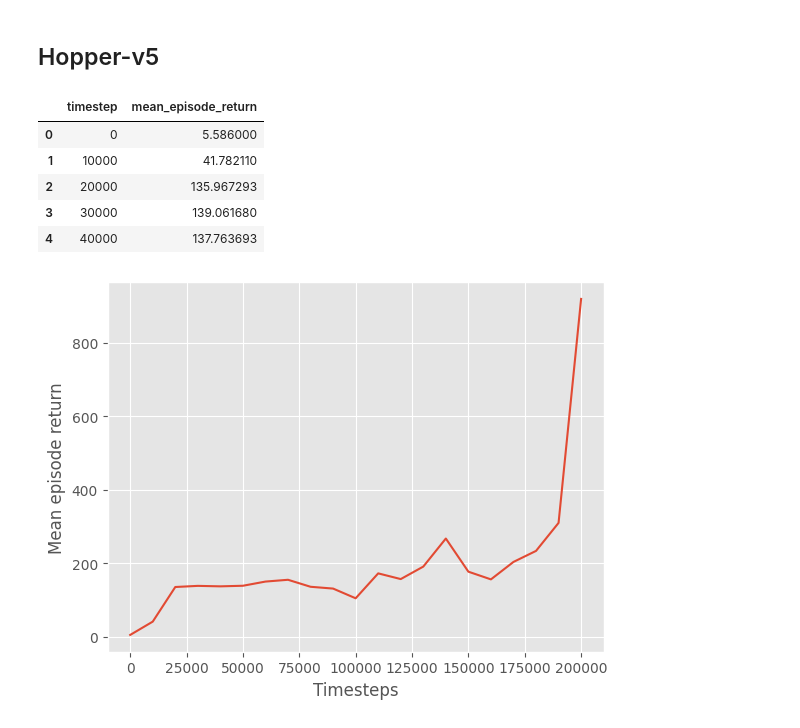
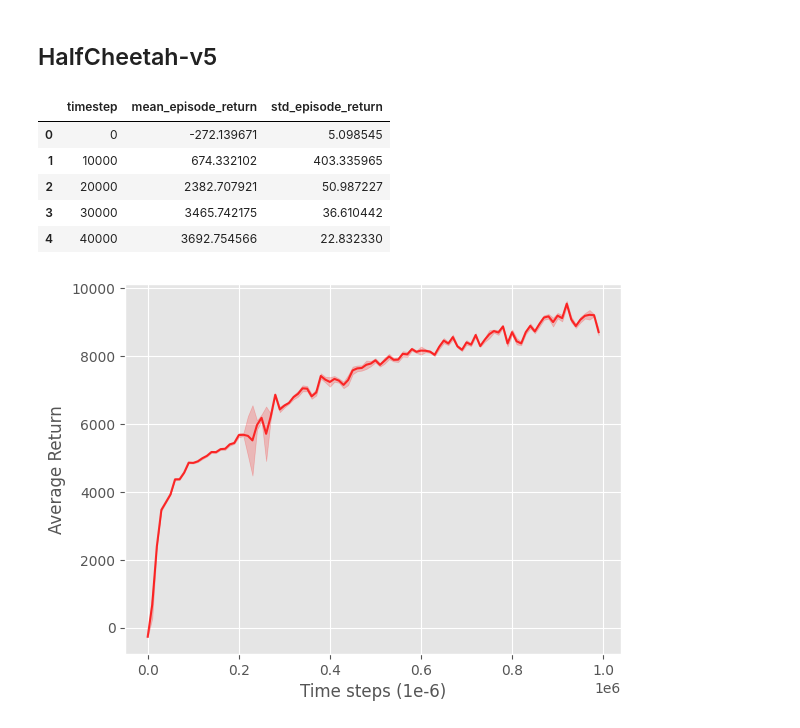
Before and after one commit to raphaelsenn/ddpg, a Jupyter notebook: plots.ipynb, the cells around one changed output. Saved outputs shown, nothing was run; the diff lists cells and outputs as text; code cells hidden in the pictures.

Commit message:
Training DDPG on HalfCheetah-v5 and Ant-v5

```diff
--- a/plots.ipynb
+++ b/plots.ipynb
@@ -5,23 +5,30 @@ import matplotlib.pyplot as plt
 # %%
 plt.style.use("ggplot")
 # %% [markdown]
-## Hopper-v5
+## HalfCheetah-v5
 # %%
-file_name = "Hopper-v5-DDPG.csv"
+file_name = "HalfCheetah-v5-DDPG.csv"
 data = pd.read_csv(file_name)
 data.head()
 # %% [output]
-|  | timestep | mean_episode_return |
-| 0 | 0 | 5.586000 |
-| 1 | 10000 | 41.782110 |
-| 2 | 20000 | 135.967293 |
-| 3 | 30000 | 139.061680 |
-| 4 | 40000 | 137.763693 |
+|  | timestep | mean_episode_return | std_episode_return |
+| 0 | 0 | -272.139671 | 5.098545 |
+| 1 | 10000 | 674.332102 | 403.335965 |
+| 2 | 20000 | 2382.707921 | 50.987227 |
+| 3 | 30000 | 3465.742175 | 36.610442 |
+| 4 | 40000 | 3692.754566 | 22.832330 |
 # %%
+t = data["timestep"]
+mean = data["mean_episode_return"]
+std = data["std_episode_return"]
+lower = mean - std
+upper = mean + std
+
 fig, ax = plt.subplots()
-ax.plot(data["timestep"], data["mean_episode_return"])
-ax.set_xlabel("Timesteps")
-ax.set_ylabel("Mean episode return")
+ax.plot(t, mean, color="red", alpha=0.8)
+ax.fill_between(t, lower, upper, alpha=0.2, color="red")
+ax.set_xlabel("Time steps (1e-6)")
+ax.set_ylabel("Average Return")
 plt.show()
 # %% [output]
-[figure, old version]
+[figure, new version]
```
Also changed, not shown: parts of 3 cells of this notebook, 10 other files.
